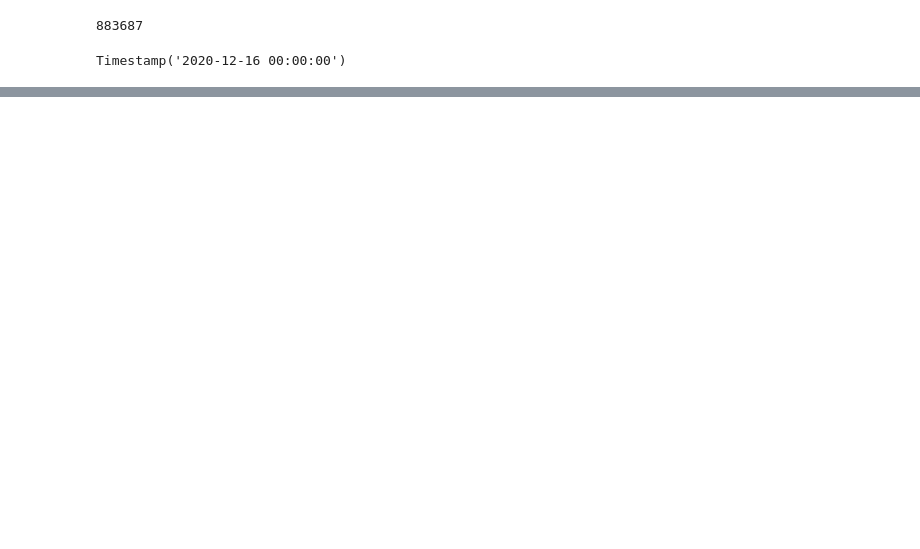
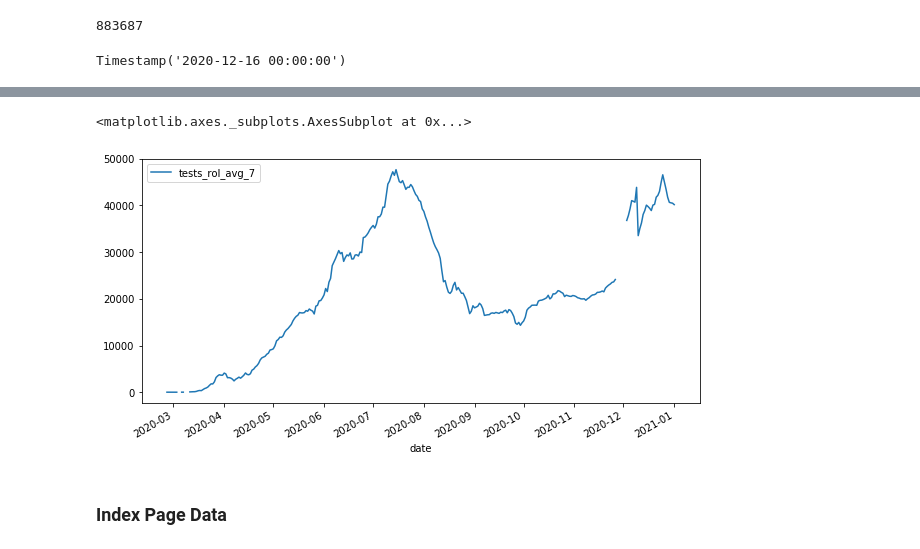
Before and after one commit to SimonRosen173/Covid19SAData_Data, a Jupyter notebook: notebooks/SA_PreProcessing.ipynb, the cells around one changed output, grey strips where cells are left out. Saved outputs shown, nothing was run; the diff lists cells and outputs as text; code cells hidden in the pictures; blank space fills up the shorter version.

Commit message:
Updated data for 2021/01/06. Added rolling averages functionality and changed how NaN was handled. NaN is not removed or set to 0 now.

```diff
--- a/notebooks/SA_PreProcessing.ipynb
+++ b/notebooks/SA_PreProcessing.ipynb
@@ -75,0 +441,39 @@ Timestamp('2020-12-16 00:00:00')
+# %%
+def get_all_daily_data():
+#     _all_daily_data = confirmed_data[['daily_no']].rename({"daily_no": "confirmed"}, axis=1)
+    cols_to_use = ['daily_no','daily_no_rol_avg_3','daily_no_rol_avg_7']
+    val_names = ["confirmed","tests","deaths","recovered","active"]
+    def rename_df(df, val_name):
+        col_orig_names = cols_to_use
+        new_df = df[col_orig_names].copy()
+        col_new_suffixes = ['','_rol_avg_3','_rol_avg_7']
+        rename_dict = {orig_name:val_name+new_suffix for (orig_name, new_suffix) in zip(col_orig_names, col_new_suffixes)}
+#         print(rename_dict)
+        new_df.rename(rename_dict, axis=1, inplace=True)
+        return new_df
+
+    _all_daily_data = rename_df(confirmed_data, 'confirmed')
+
+    _all_daily_data = pd.concat([
+        _all_daily_data,
+#         tests_data[cols_to_use].rename({"daily_no": "tests"}, axis=1),
+#         deaths_data[cols_to_use].rename({"daily_no": "deaths"}, axis=1),
+#         recovered_data[cols_to_use].rename({"daily_no": "recovered"}, axis=1),
+#         active_data[cols_to_use].rename({"daily_no": "active"}, axis=1),
+        rename_df(tests_data[cols_to_use],'tests'),
+        rename_df(deaths_data[cols_to_use],'deaths'),
+        rename_df(recovered_data[cols_to_use],'recovered'),
+        rename_df(active_data[cols_to_use],'active'),
+
+    ], axis=1)
+#     _all_daily_data.ffill(inplace=True)
+#     _all_daily_data.fillna(0, inplace=True)
+#     _all_daily_data = _all_daily_data.astype('int32')
+    return _all_daily_data
+
+# All daily data
+all_daily_data = get_all_daily_data()
+#     all_daily_data.to_csv("data/sa/all_daily_data.csv")
+
+
+#     return index_page_data
@@ -75,0 +516,7 @@ Timestamp('2020-12-16 00:00:00')
+# %%
+all_daily_data[['tests_rol_avg_7']].plot(figsize=(10,5))
+# %% [output]
+<matplotlib.axes._subplots.AxesSubplot at 0x...>
+[figure, added]
+# %% [markdown]
+### Index Page Data
```
Also changed, not shown: parts of 28 cells of this notebook, 15 other files.
